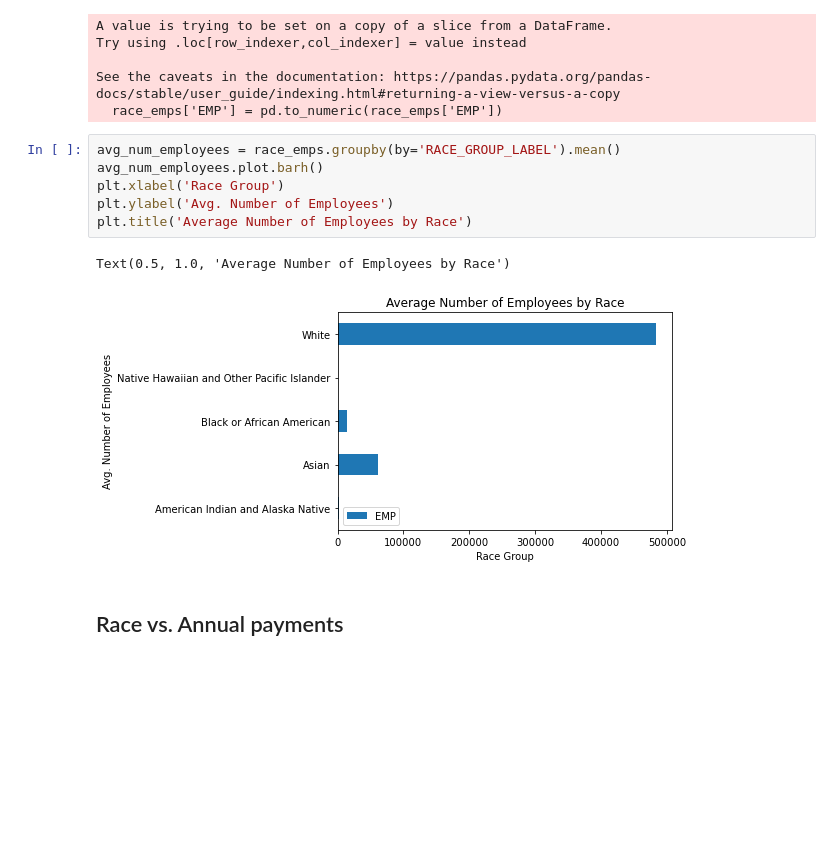
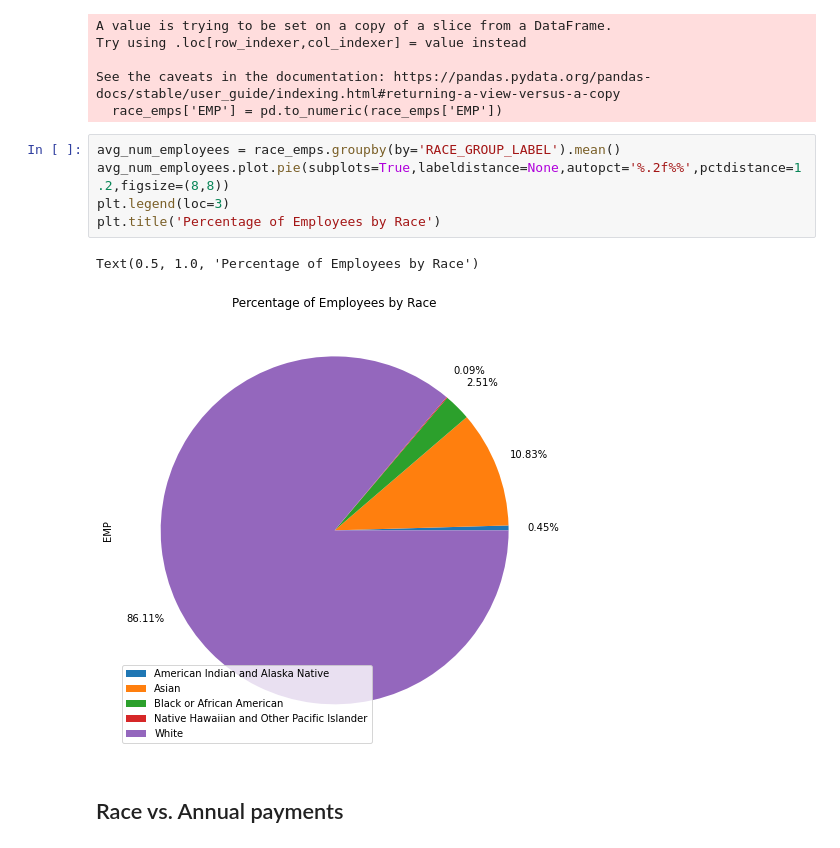
Before and after one commit to TKorby/Census-CompanySummary-Assessment, a Jupyter notebook: M08_Assessment_ETL_Race.ipynb, the cells around one changed output. Saved outputs shown, nothing was run; the diff lists cells and outputs as text; blank space fills up the shorter version.

```diff
--- a/M08_Assessment_ETL_Race.ipynb
+++ b/M08_Assessment_ETL_Race.ipynb
@@ -53,13 +53,12 @@ See the caveats in the documentation: https://pandas.pydata.org/pandas-docs/stab
   race_emps['EMP'] = pd.to_numeric(race_emps['EMP'])
 # %%
 avg_num_employees = race_emps.groupby(by='RACE_GROUP_LABEL').mean()
-avg_num_employees.plot.barh()
-plt.xlabel('Race Group')
-plt.ylabel('Avg. Number of Employees')
-plt.title('Average Number of Employees by Race')
+avg_num_employees.plot.pie(subplots=True,labeldistance=None,autopct='%.2f%%',pctdistance=1.2,figsize=(8,8))
+plt.legend(loc=3)
+plt.title('Percentage of Employees by Race')
 # %% [output]
-Text(0.5, 1.0, 'Average Number of Employees by Race')
+Text(0.5, 1.0, 'Percentage of Employees by Race')
-[figure, old version]
+[figure, new version]
 # %% [markdown]
 ## Race vs. Annual payments
 # %%
```
Also changed, not shown: parts of 3 cells of this notebook.
